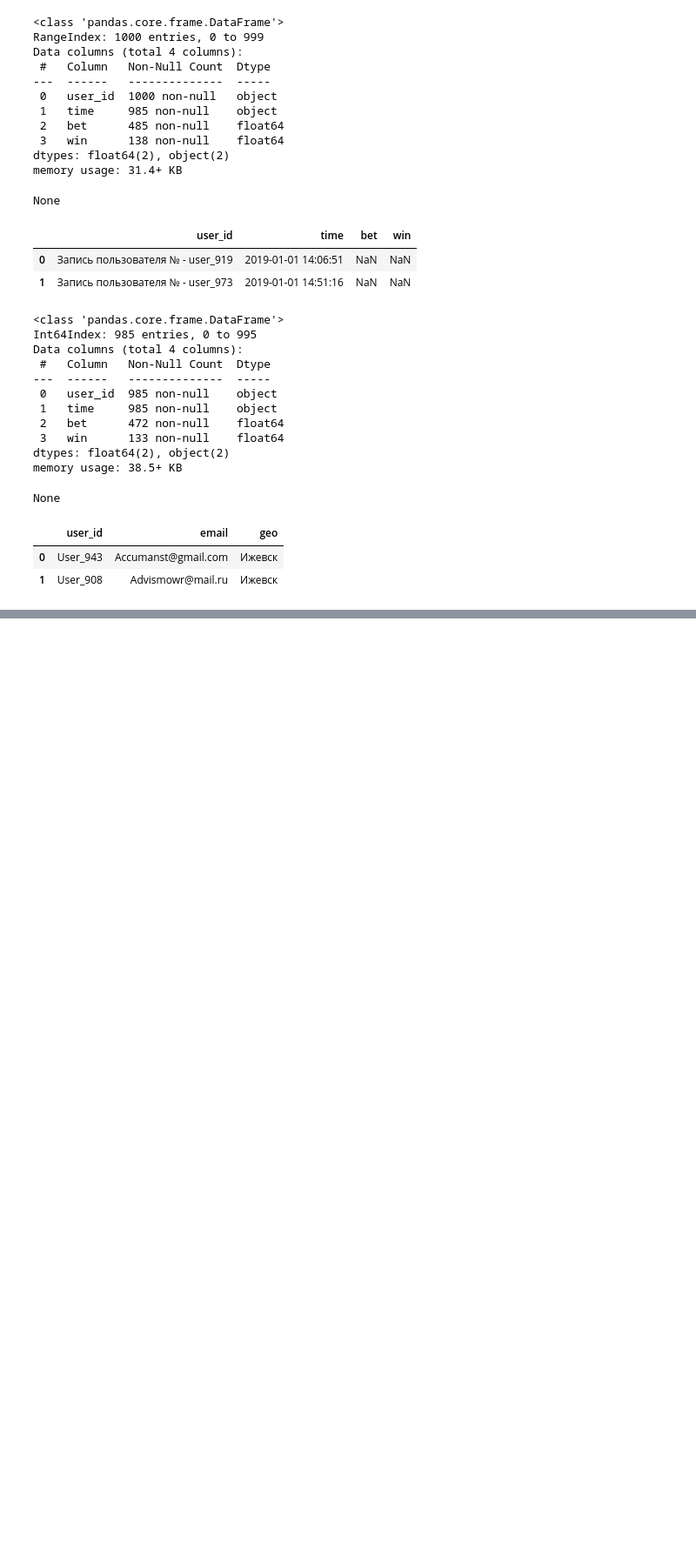
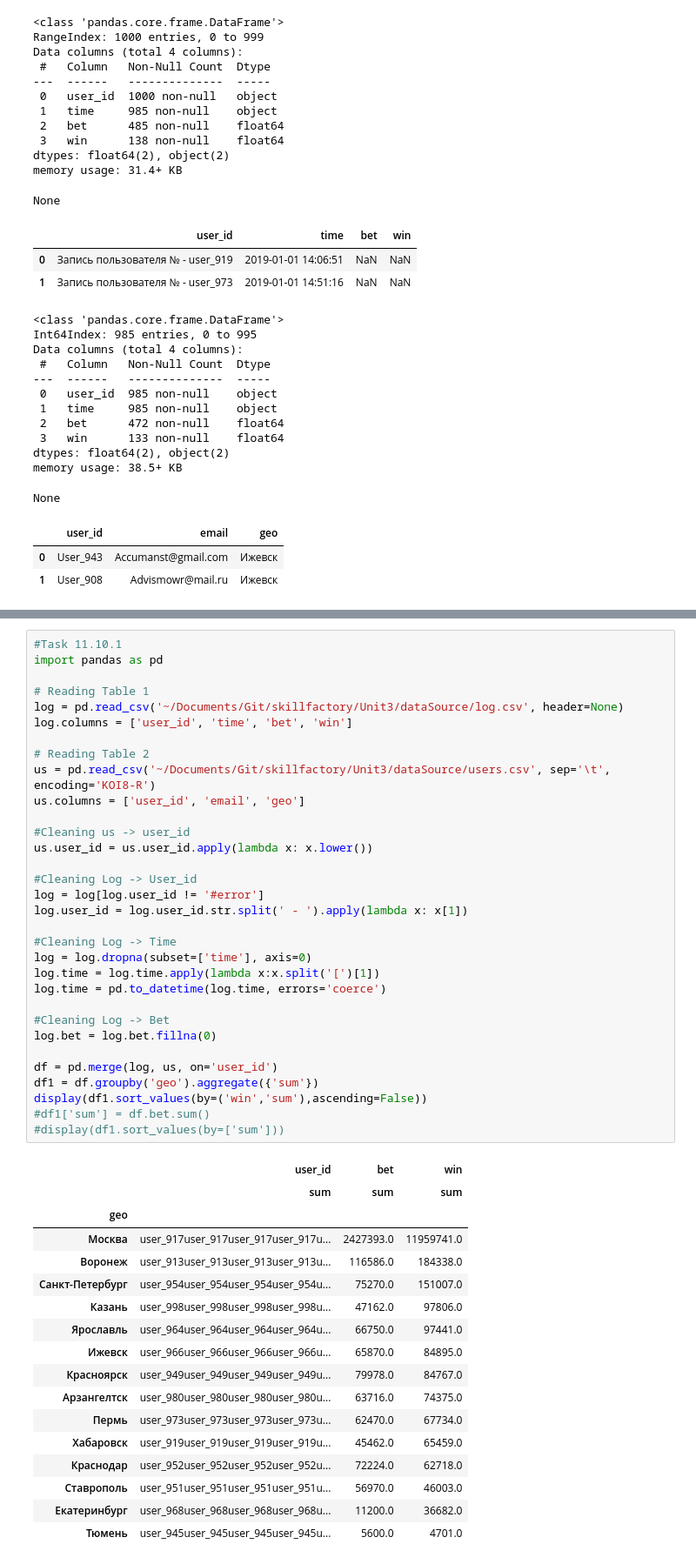
Before and after one commit to elynets/skillfactory, a Jupyter notebook: Unit3/Unit3-2-Py11.ipynb, the cells around one changed output, grey strips where cells are left out. Shown: that part at 87% size. Cells and saved outputs as stored; diff of their text form; blank space fills up the shorter version.

```diff
--- a/Unit3/Unit3-2-Py11.ipynb
+++ b/Unit3/Unit3-2-Py11.ipynb
@@ -297,0 +666,50 @@ Name: daytime, dtype: int64
+# %%
+#Task 11.10.1
+import pandas as pd
+
+# Reading Table 1
+log = pd.read_csv('~/Documents/Git/skillfactory/Unit3/dataSource/log.csv', header=None)
+log.columns = ['user_id', 'time', 'bet', 'win']
+
+# Reading Table 2
+us = pd.read_csv('~/Documents/Git/skillfactory/Unit3/dataSource/users.csv', sep='\t', encoding='KOI8-R')
+us.columns = ['user_id', 'email', 'geo']
+
+#Cleaning us -> user_id
+us.user_id = us.user_id.apply(lambda x: x.lower())
+
+#Cleaning Log -> User_id
+log = log[log.user_id != '#error']
+log.user_id = log.user_id.str.split(' - ').apply(lambda x: x[1])
+
+#Cleaning Log -> Time
+log = log.dropna(subset=['time'], axis=0)
+log.time = log.time.apply(lambda x:x.split('[')[1])
+log.time = pd.to_datetime(log.time, errors='coerce')
+
+#Cleaning Log -> Bet
+log.bet = log.bet.fillna(0)
+
+df = pd.merge(log, us, on='user_id')
+df1 = df.groupby('geo').aggregate({'sum'})
+display(df1.sort_values(by=('win','sum'),ascending=False))
+#df1['sum'] = df.bet.sum()
+#display(df1.sort_values(by=['sum']))
+# %% [output]
+|  | user_id | bet | win |
+|  | sum | sum | sum |
+| geo |  |  |  |
+| Москва | user_917user_917user_917user_917u... | 2427393.0 | 11959741.0 |
+| Воронеж | user_913user_913user_913user_913u... | 116586.0 | 184338.0 |
+| Санкт-Петербург | user_954user_954user_954user_954u... | 75270.0 | 151007.0 |
+| Казань | user_998user_998user_998user_998u... | 47162.0 | 97806.0 |
+| Ярославль | user_964user_964user_964user_964u... | 66750.0 | 97441.0 |
+| Ижевск | user_966user_966user_966user_966u... | 65870.0 | 84895.0 |
+| Красноярск | user_949user_949user_949user_949u... | 79978.0 | 84767.0 |
+| Арзангелтск | user_980user_980user_980user_980u... | 63716.0 | 74375.0 |
+| Пермь | user_973user_973user_973user_973u... | 62470.0 | 67734.0 |
+| Хабаровск | user_919user_919user_919user_919u... | 45462.0 | 65459.0 |
+| Краснодар | user_952user_952user_952user_952u... | 72224.0 | 62718.0 |
+| Ставрополь | user_951user_951user_951user_951u... | 56970.0 | 46003.0 |
+| Екатеринбург | user_968user_968user_968user_968u... | 11200.0 | 36682.0 |
+| Тюмень | user_945user_945user_945user_945u... | 5600.0 | 4701.0 |
```
Also changed, not shown: parts of 14 cells of this notebook.
